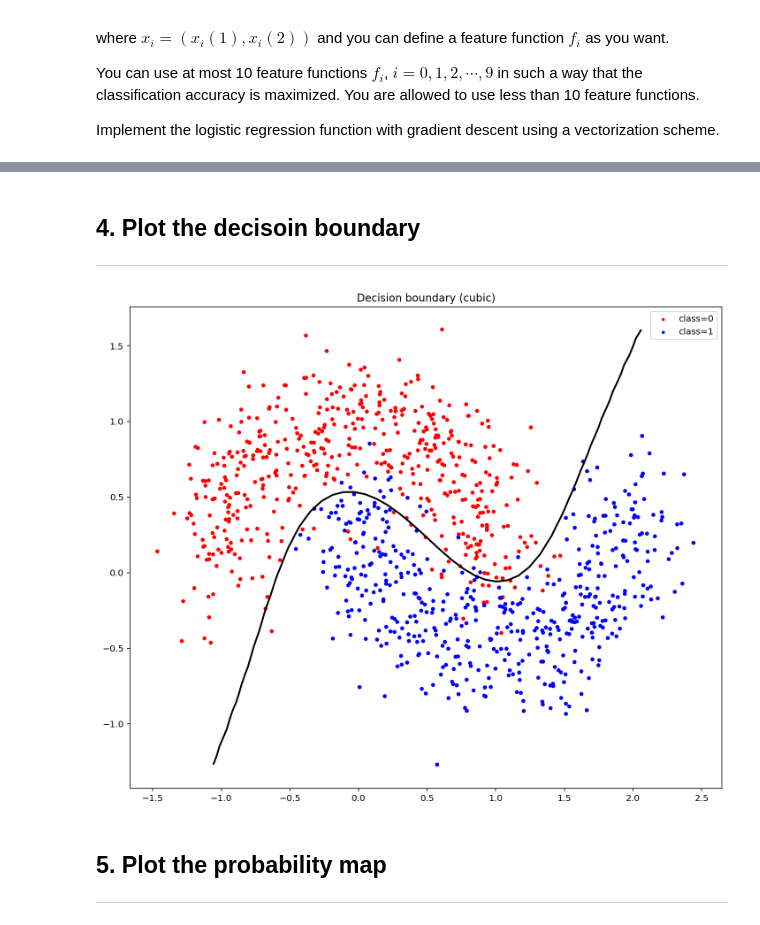
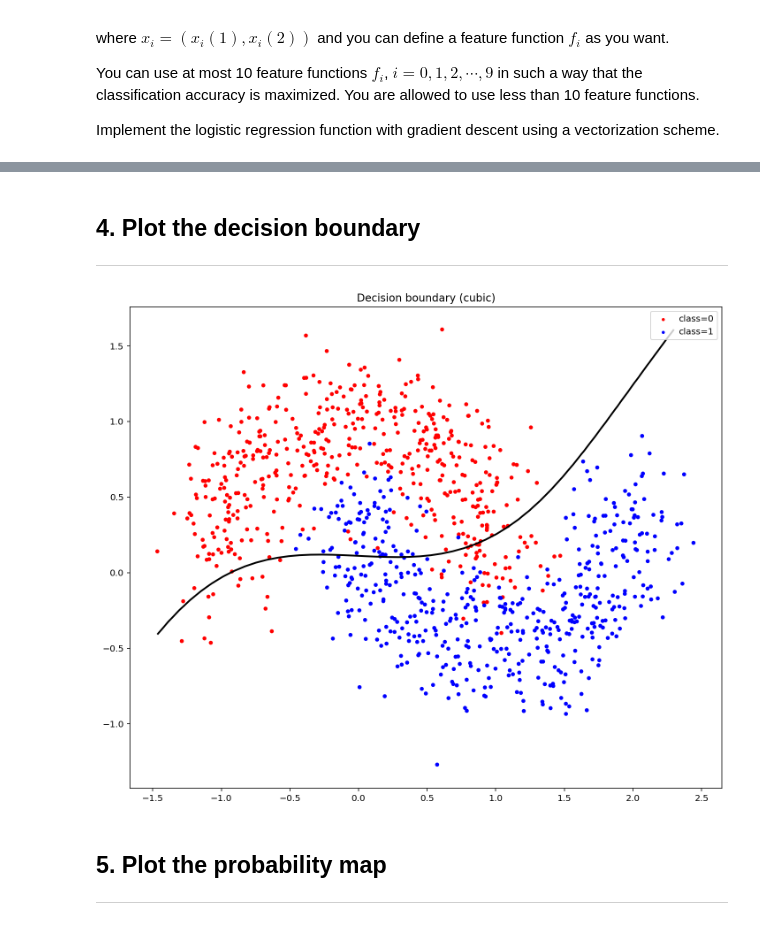
Before and after one commit to kiissy/machine-learning, a Jupyter notebook: Assignment5/assignment-05-b.ipynb, the cells around one changed output, grey strips where cells are left out. Saved outputs shown, nothing was run; the diff lists cells and outputs as text; code cells hidden in the pictures.

```diff
--- a/Assignment5/assignment-05-b.ipynb
+++ b/Assignment5/assignment-05-b.ipynb
@@ -212,41 +212,41 @@ Time= 7.0740907192230225
 # %% [markdown]
-## 4. Plot the decisoin boundary
+## 4. Plot the decision boundary
 <hr>
 # %%
 # compute values p(x) for multiple data points x
 x1_min, x1_max = X[:,1].min(), X[:,1].max() # min and max of grade 1
 x2_min, x2_max = X[:,2].min(), X[:,2].max() # min and max of grade 2
 xx1, xx2 = np.meshgrid(np.linspace(x1_min, x1_max), np.linspace(x2_min, x2_max)) # create meshgrid
 X2 = np.ones([np.prod(xx1.shape),10])
 
 X2[:,1] = xx1.reshape(-1)
 X2[:,2] = xx2.reshape(-1)
-X2[:,3] = xx1.reshape(-1)**2
-X2[:,4] = xx2.reshape(-1)**2
+X2[:,3] = np.tanh(xx1.reshape(-1))
+X2[:,4] = np.tanh(xx2.reshape(-1))
 X2[:,5] = xx1.reshape(-1)**3
 X2[:,6] = xx2.reshape(-1)**3
 X2[:,7] = np.sin(xx1.reshape(-1))
 X2[:,8] = np.sin(xx2.reshape(-1))
 X2[:,9] = np.sinh(xx1.reshape(-1))
 
 p = f_pred(X2,w)
 p = p.reshape((len(xx1), len(xx2)))
 
 # plot
 plt.figure(4,figsize=(12,10))
 
 #ax = plt.contourf(xx1,xx2,p,100,vmin=0,vmax=1,cmap='coolwarm', alpha=0.6)
 #cbar = plt.colorbar(ax)
 #cbar.update_ticks()
 
 plt.scatter(x1, x2, s=idx_class0*50, c='r', marker='.', label='class=0')
 plt.scatter(x1, x2, s=idx_class1*50, c='b', marker='.', label='class=1')
 plt.contour(xx1, xx2, p, 1, linewidths=2, colors='k')
 plt.legend()
 plt.title('Decision boundary (cubic)')
 plt.show()
 # %% [output]
-[figure, old version]
+[figure, new version]
 # %% [markdown]
 ## 5. Plot the probability map
 <hr>
```
Also changed, not shown: parts of 2 cells of this notebook.
